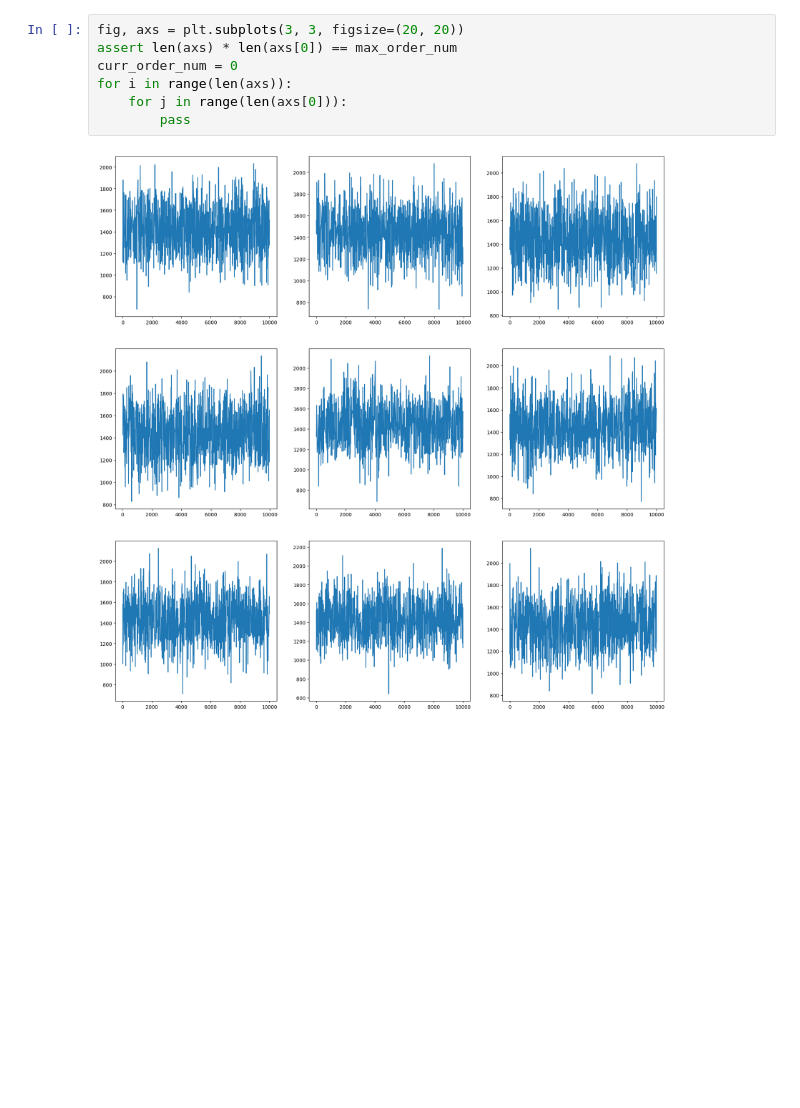
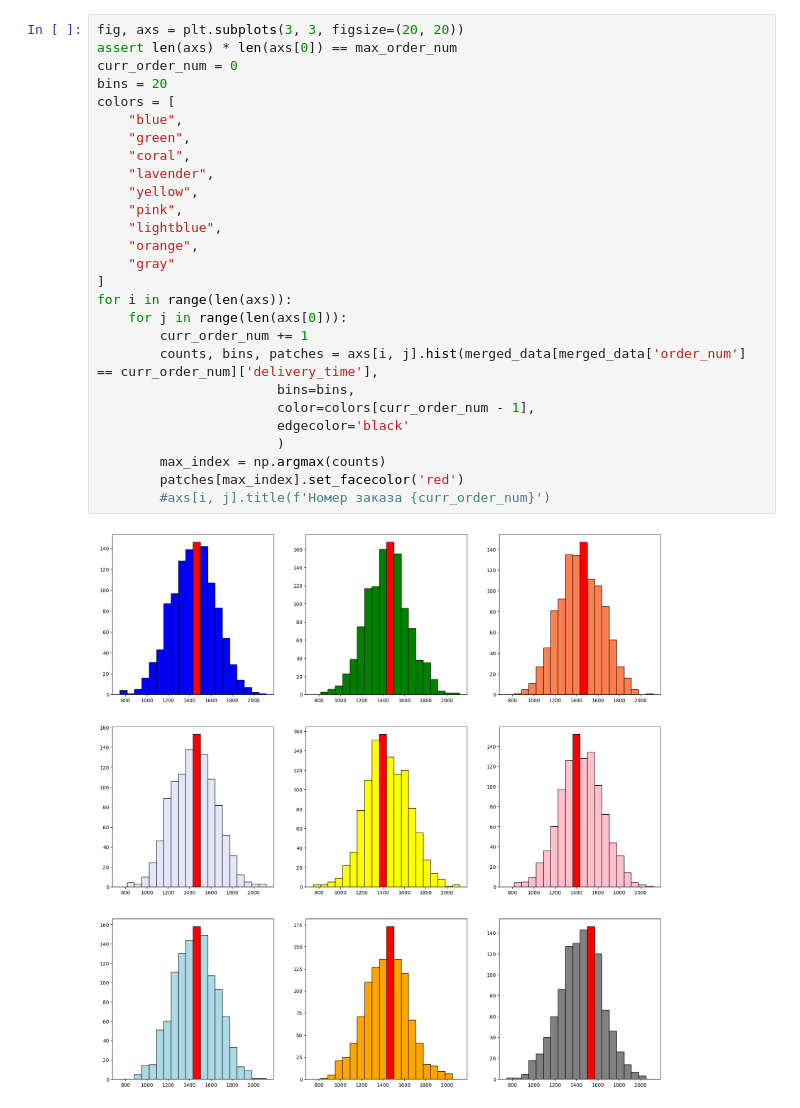
Before and after one commit to hizik999/bdst_laba_1, a Jupyter notebook: task_2/main.ipynb, the cells around one changed output. Drawn from its saved outputs; the diff is of its cells as text; blank space fills up the shorter version.

```diff
--- a/task_2/main.ipynb
+++ b/task_2/main.ipynb
@@ -146,9 +146,29 @@ plt.plot(merged_data.groupby('order_num')['delivery_time'].mean())
 # %%
 fig, axs = plt.subplots(3, 3, figsize=(20, 20))
 assert len(axs) * len(axs[0]) == max_order_num
 curr_order_num = 0
+bins = 20
+colors = [
+    "blue",
+    "green",
+    "coral",
+    "lavender",
+    "yellow",
+    "pink",
+    "lightblue",
+    "orange",
+    "gray"
+]
 for i in range(len(axs)):
     for j in range(len(axs[0])):
-        pass
+        curr_order_num += 1
+        counts, bins, patches = axs[i, j].hist(merged_data[merged_data['order_num'] == curr_order_num]['delivery_time'],
+                       bins=bins,
+                       color=colors[curr_order_num - 1],
+                       edgecolor='black'
+                       )
+        max_index = np.argmax(counts)
+        patches[max_index].set_facecolor('red')
+        #axs[i, j].title(f'Номер заказа {curr_order_num}')
 # %% [output]
-[figure, old version]
+[figure, new version]
```
Also changed, not shown: parts of 7 cells of this notebook.
